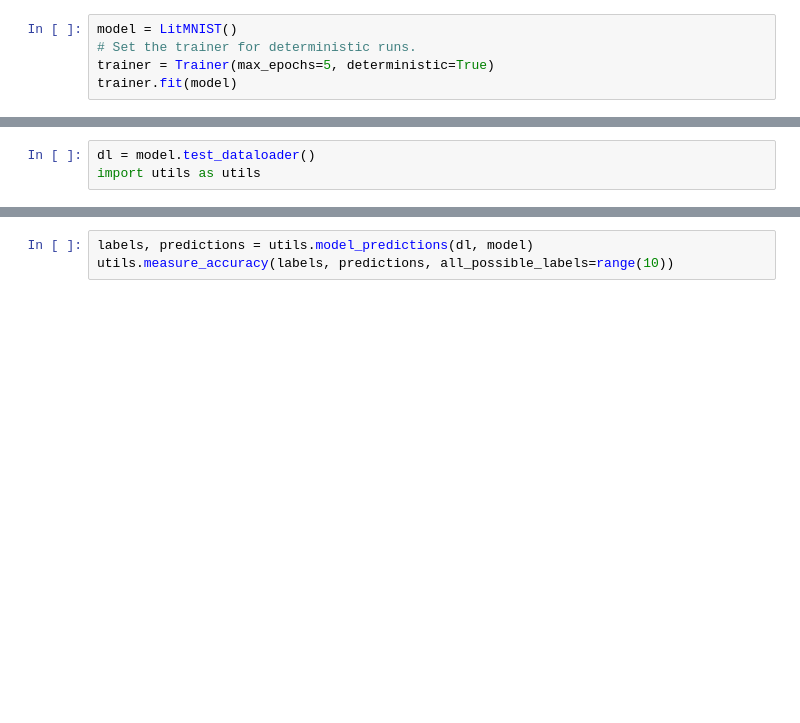
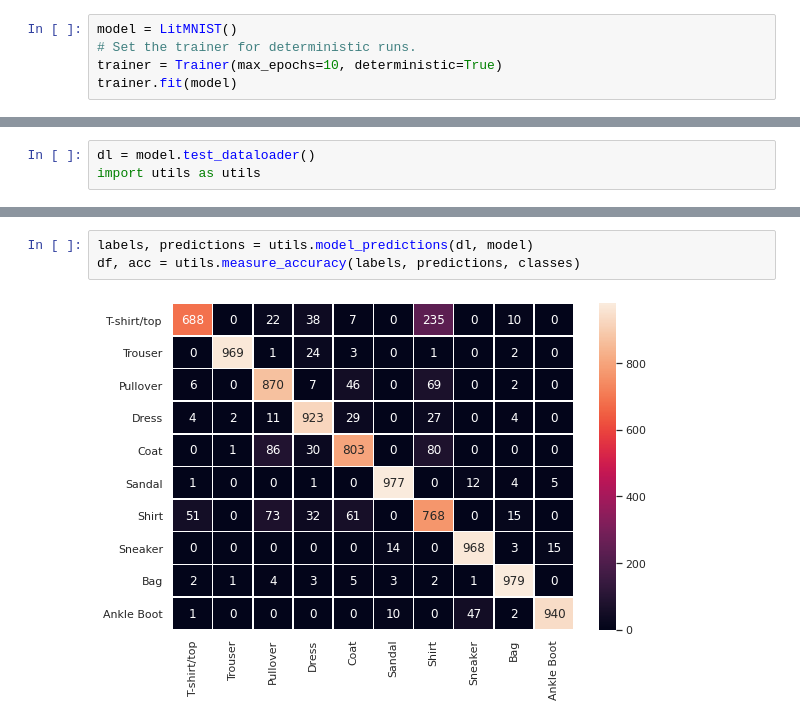
Before and after one commit to cgpadwick/pylightning, a Jupyter notebook: src/fashion_mnist_convnet.ipynb, the cells around one changed output, grey strips where cells are left out. Drawn from its saved outputs; the diff is of its cells as text; blank space fills up the shorter version.

```diff
--- a/src/fashion_mnist_convnet.ipynb
+++ b/src/fashion_mnist_convnet.ipynb
@@ -158,5 +166,5 @@ seed_everything(seed_val)
 # %%
 model = LitMNIST()
 # Set the trainer for deterministic runs.
-trainer = Trainer(max_epochs=5, deterministic=True)
+trainer = Trainer(max_epochs=10, deterministic=True)
 trainer.fit(model)
@@ -171,3 +208,5 @@ import utils as utils
 # %%
 labels, predictions = utils.model_predictions(dl, model)
-utils.measure_accuracy(labels, predictions, all_possible_labels=range(10))
+df, acc = utils.measure_accuracy(labels, predictions, classes)
+# %% [output]
+[figure, added]
```
Also changed, not shown: parts of 9 cells of this notebook, 4 other files.
